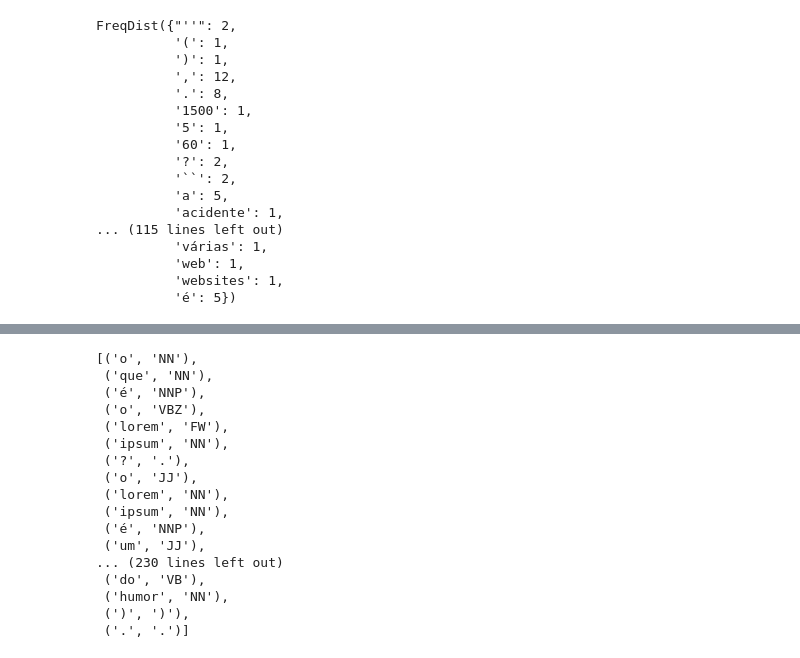
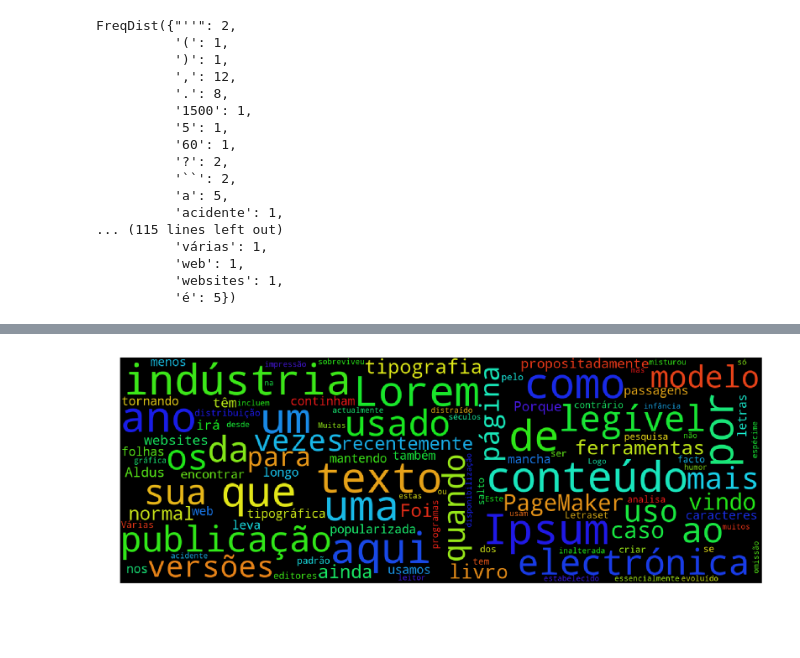
Before and after one commit to wilianselzlein/S4, a Jupyter notebook: Texto.ipynb, the cells around one changed output, grey strips where cells are left out. Drawn from its saved outputs; the diff is of its cells as text; code cells hidden in the pictures; blank space fills up the shorter version.

Commit message:
Texto

```diff
--- a/Texto.ipynb
+++ b/Texto.ipynb
@@ -72,22 +143,8 @@ frequencia()
-# %%
-texto = minusculo()
-tokenizar()
-#print (texto)
-# %% [output]
-[('o', 'NN'),
- ('que', 'NN'),
- ('é', 'NNP'),
- ('o', 'VBZ'),
- ('lorem', 'FW'),
- ('ipsum', 'NN'),
- ('?', '.'),
- ('o', 'JJ'),
- ('lorem', 'NN'),
- ('ipsum', 'NN'),
- ('é', 'NNP'),
- ('um', 'JJ'),
-... (230 lines left out)
- ('do', 'VB'),
- ('humor', 'NN'),
- (')', ')'),
- ('.', '.')]
+# %%
+wordcloud = WordCloud(max_font_size=100,width = 1520, height = 535).generate(texto)
+plt.figure(figsize=(16,9))
+plt.imshow(wordcloud)
+plt.axis("off")
+plt.show()
+# %% [output]
+[figure, added]
```
Also changed, not shown: parts of 10 cells of this notebook.
